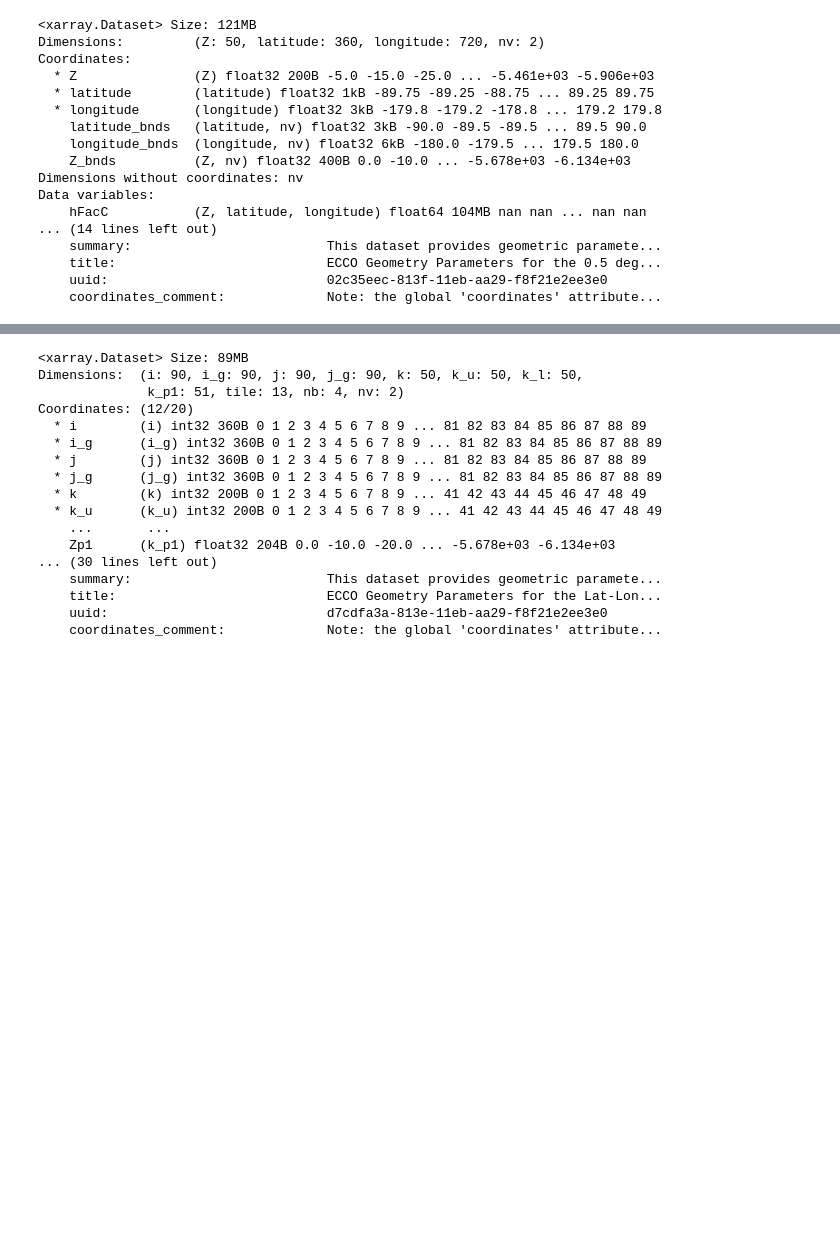
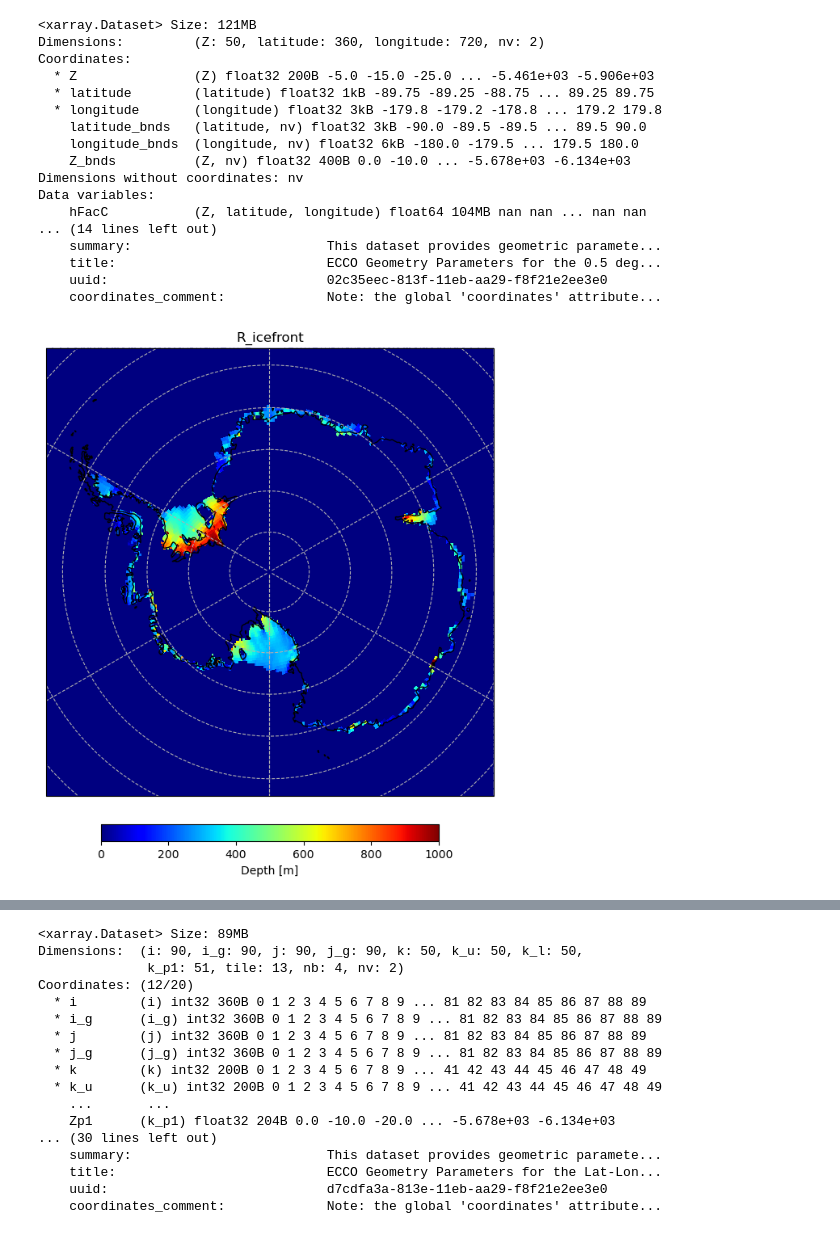
Before and after one commit to ECCO-GROUP/ECCO-Dataset-Production, a Jupyter notebook: utils/generate_GRID_GEOMETRY/examine_granule.ipynb, the cells around one changed output, grey strips where cells are left out. Cells and saved outputs as stored; diff of their text form; code cells hidden in the pictures; blank space fills up the shorter version.

```diff
--- a/utils/generate_GRID_GEOMETRY/examine_granule.ipynb
+++ b/utils/generate_GRID_GEOMETRY/examine_granule.ipynb
@@ -100,3 +270,60 @@ Data variables:
     title:                           ECCO Geometry Parameters for the 0.5 deg...
     uuid:                            02c35eec-813f-11eb-aa29-f8f21e2ee3e0
     coordinates_comment:             Note: the global 'coordinates' attribute...
+# %%
+def unwrap_2d_lons(lons):
+    """
+    Removes 360-degree phase jumps from a 2D longitude array.
+    Works on both standard and rotated grids (like MITgcm LLC90 faces).
+    """
+    # np.unwrap requires radians
+    lon_rad = np.deg2rad(lons)
+
+    # Unwrap along columns (axis 1) then rows (axis 0)
+    # to catch the dateline regardless of tile orientation
+    lon_rad = np.unwrap(lon_rad, axis=1)
+    lon_rad = np.unwrap(lon_rad, axis=0)
+
+    return np.rad2deg(lon_rad)
+# %%
+fig = plt.figure(figsize=(9,9))
+
+# 2. Set NaN values ('bad' data) to none (transparent)
+cmap = plt.colormaps['jet'].copy()
+cmap.set_bad(color='none')
+vmax=5000
+
+
+# 1. Define the North Polar Stereographic projection
+# Change central_longitude to rotate the map (e.g., -90 for North America up)
+projection_n = ccrs.SouthPolarStereo(central_longitude=0)
+ax = plt.axes(projection=projection_n)
+
+# 2. Limit the map strictly from 65°N to 90°N
+ax.set_extent([-180, 180, -90, -63], crs=ccrs.PlateCarree())
+
+# Add map features
+ax.add_feature(cfeature.COASTLINE, edgecolor='black')
+#ax.add_feature(cfeature.LAND, facecolor='lightgray')
+ax.gridlines(draw_labels=False, linestyle='--')
+
+vmin=0
+vmax=1000
+for tile in range(13):
+    fixed_lons = unwrap_2d_lons(tmp_v4r6_grid.XGG[tile])
+    tmp = tmp_v4r6_grid.R_icefront[tile]
+
+    im = ax.pcolormesh(fixed_lons, tmp_v4r6_grid.YGG[tile], tmp,
+                       transform=ccrs.PlateCarree(),
+                       cmap=cmap,
+                       vmin=vmin,
+                       vmax=vmax,
+                       edgecolors='none', # Change to 'white' if you want to see tile borders
+                       antialiased=False)
+
+cbar = plt.colorbar(im, ax=ax, orientation='horizontal', pad=0.05, shrink=0.6)
+cbar.set_label('Depth [m]')
+plt.title("R_icefront")
+plt.show()
+# %% [output]
+[figure, added]
```
Also changed, not shown: parts of 19 cells of this notebook, 1 other file.
